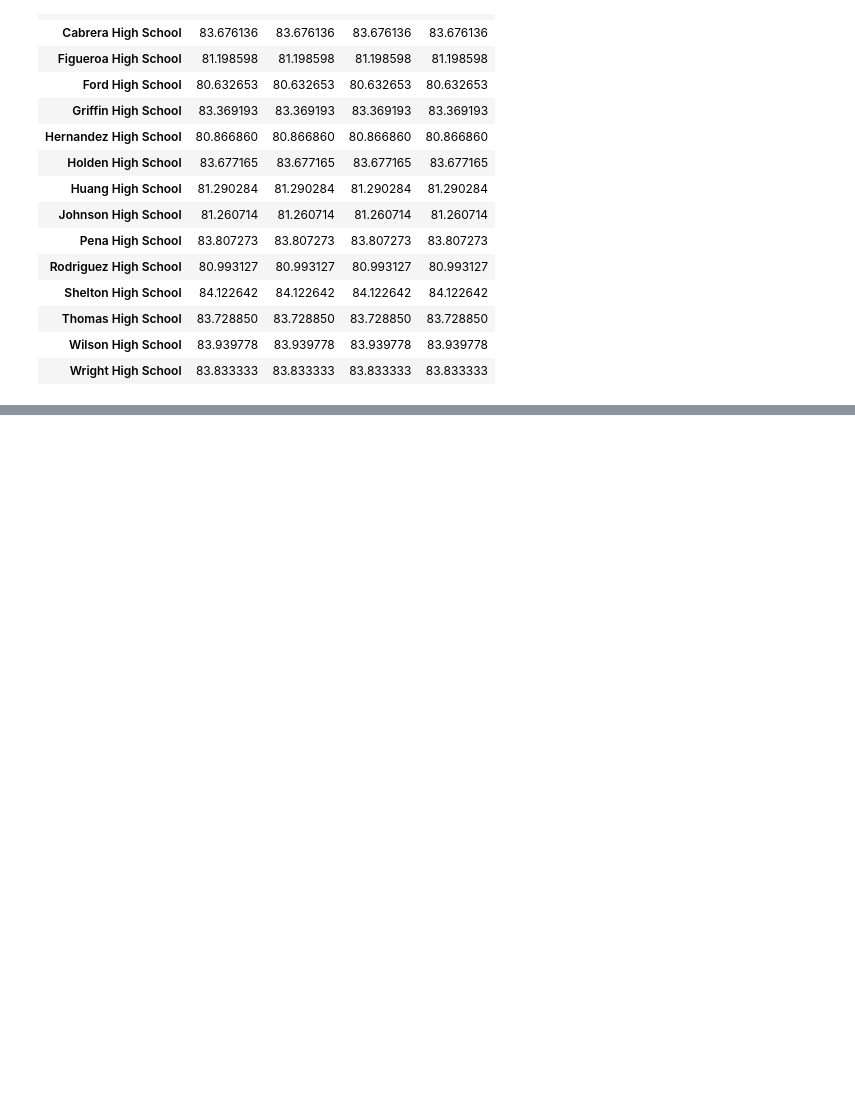
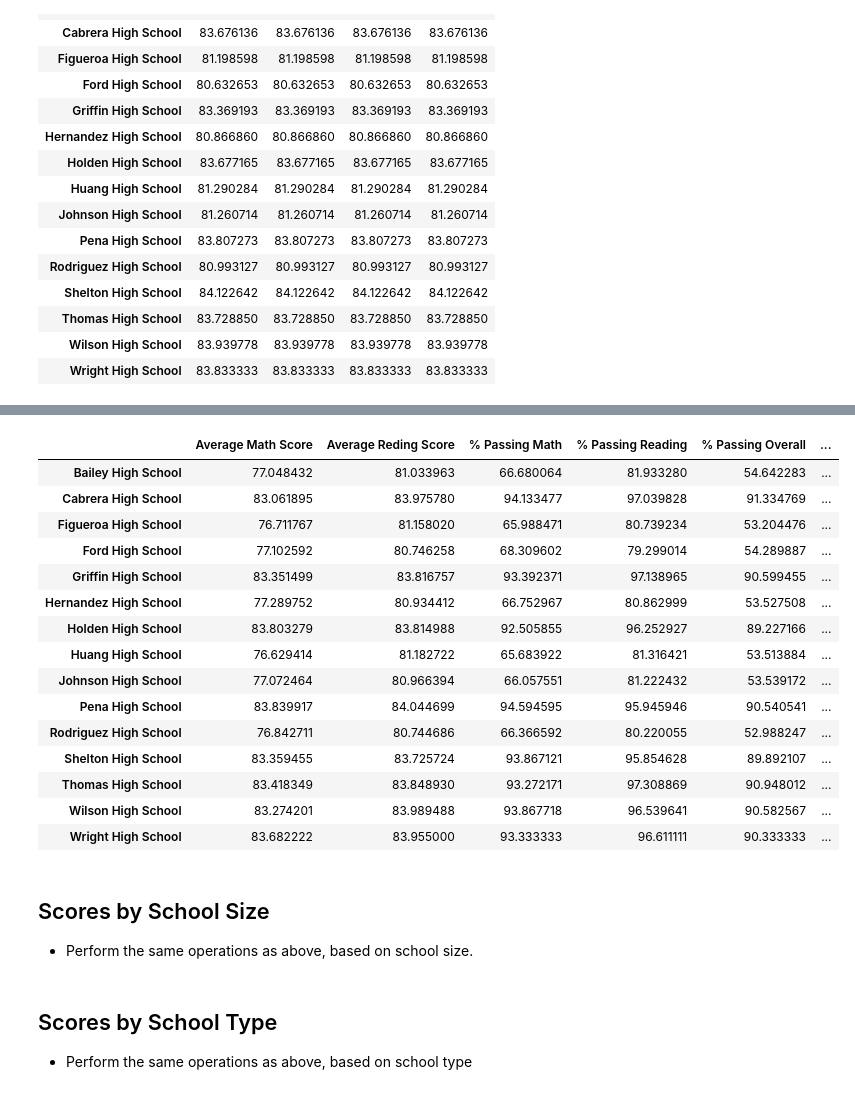
Before and after one commit to dwaehner27/PyCity-schools-homework, a Jupyter notebook: PyCitySchools.ipynb, the cells around one changed output, grey strips where cells are left out. Cells and saved outputs as stored; diff of their text form; code cells hidden in the pictures; blank space fills up the shorter version.

```diff
--- a/PyCitySchools.ipynb
+++ b/PyCitySchools.ipynb
@@ -455,0 +474,28 @@ reading_by_grade
+# %%
+# set up the bins
+bins = [0, 585, 615, 645, 675]
+group_names = ["<$585", "$585-615", "$615-645", "$645-675"]
+# %%
+# Group by school
+summary_school_df["Spending Ranges (Per Student)"] = pd.cut(summary_school_df["Total School Budget"]/summary_school_df["Total Students"],bins, labels = group_names)
+summary_school_df.head()
+
+scores_by_school = summary_school_df.drop(columns = ["Total Students", "Total School Budget", "School Type", "Per Student Budget"])
+scores_by_school
+# %% [output]
+|  | Average Math Score | Average Reding Score | % Passing Math | % Passing Reading | % Passing Overall | ... |
+| Bailey High School | 77.048432 | 81.033963 | 66.680064 | 81.933280 | 54.642283 | ... |
+| Cabrera High School | 83.061895 | 83.975780 | 94.133477 | 97.039828 | 91.334769 | ... |
+| Figueroa High School | 76.711767 | 81.158020 | 65.988471 | 80.739234 | 53.204476 | ... |
+| Ford High School | 77.102592 | 80.746258 | 68.309602 | 79.299014 | 54.289887 | ... |
+| Griffin High School | 83.351499 | 83.816757 | 93.392371 | 97.138965 | 90.599455 | ... |
+| Hernandez High School | 77.289752 | 80.934412 | 66.752967 | 80.862999 | 53.527508 | ... |
+| Holden High School | 83.803279 | 83.814988 | 92.505855 | 96.252927 | 89.227166 | ... |
+| Huang High School | 76.629414 | 81.182722 | 65.683922 | 81.316421 | 53.513884 | ... |
+| Johnson High School | 77.072464 | 80.966394 | 66.057551 | 81.222432 | 53.539172 | ... |
+| Pena High School | 83.839917 | 84.044699 | 94.594595 | 95.945946 | 90.540541 | ... |
+| Rodriguez High School | 76.842711 | 80.744686 | 66.366592 | 80.220055 | 52.988247 | ... |
+| Shelton High School | 83.359455 | 83.725724 | 93.867121 | 95.854628 | 89.892107 | ... |
+| Thomas High School | 83.418349 | 83.848930 | 93.272171 | 97.308869 | 90.948012 | ... |
+| Wilson High School | 83.274201 | 83.989488 | 93.867718 | 96.539641 | 90.582567 | ... |
+| Wright High School | 83.682222 | 83.955000 | 93.333333 | 96.611111 | 90.333333 | ... |
@@ -455,0 +506,8 @@ reading_by_grade
+# %% [markdown]
+## Scores by School Size
+
+* Perform the same operations as above, based on school size.
+# %% [markdown]
+## Scores by School Type
+
+* Perform the same operations as above, based on school type
```
Also changed, not shown: parts of 3 cells of this notebook.
